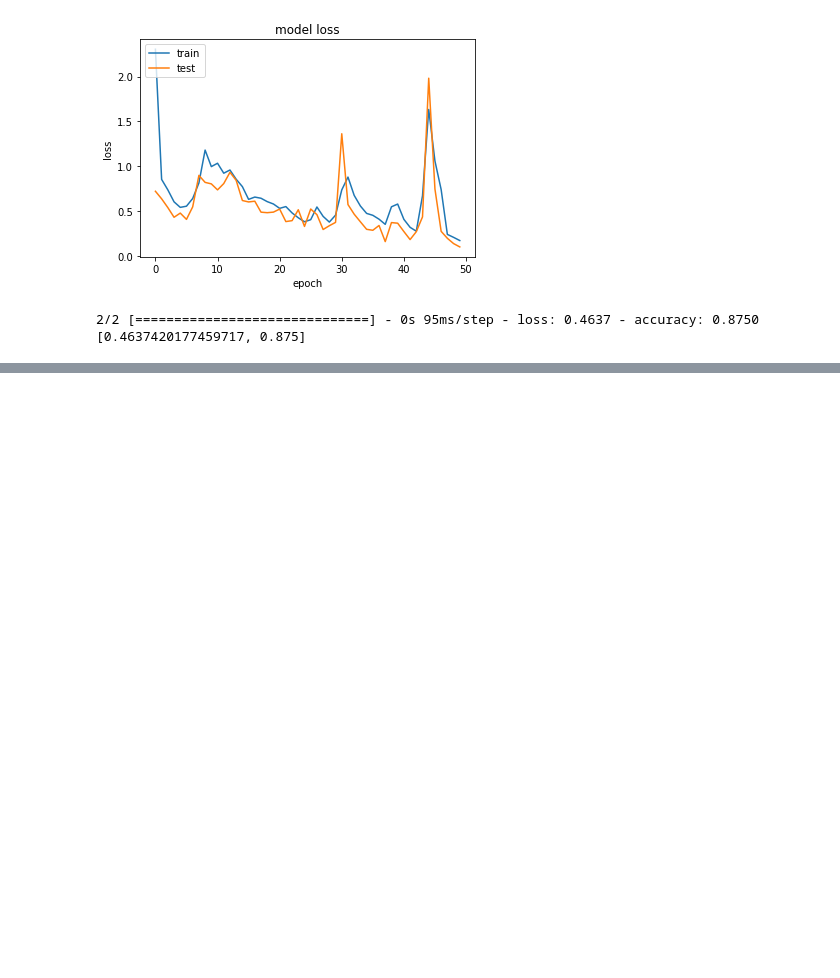
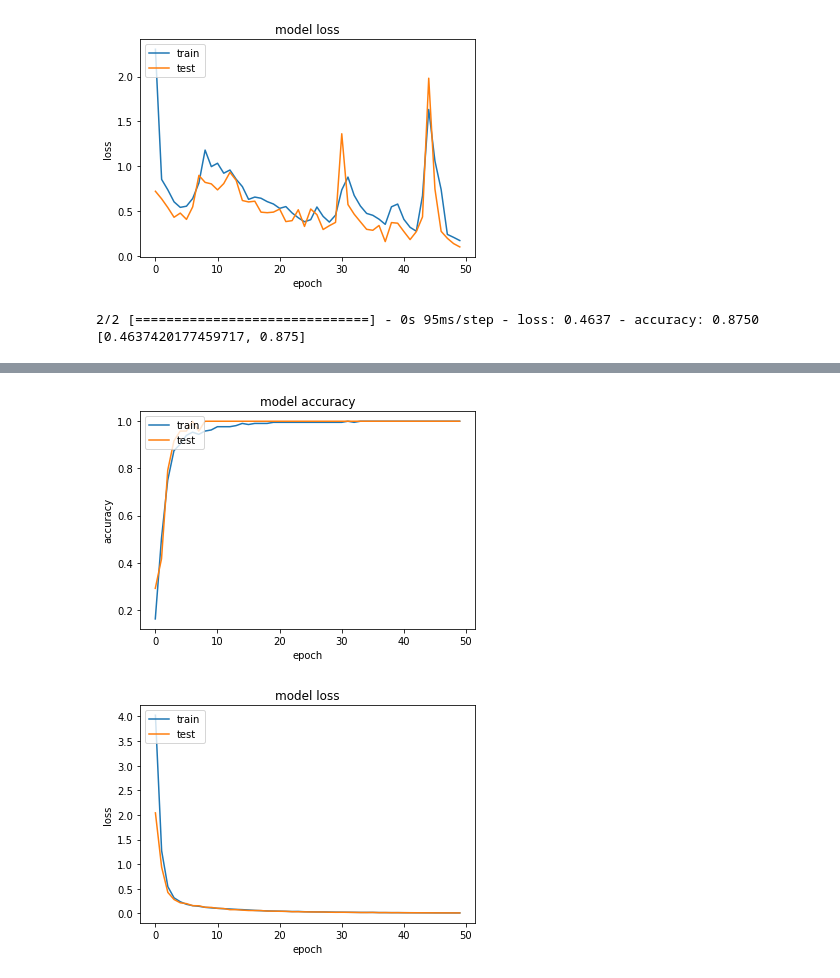
Before and after one commit to Simon-delalande/Using-persistent-homology-and-transformers-for-classification-, a Jupyter notebook: attention_TDA.ipynb, the cells around one changed output, grey strips where cells are left out. Cells and saved outputs as stored; diff of their text form; code cells hidden in the pictures; blank space fills up the shorter version.

```diff
--- a/attention_TDA.ipynb
+++ b/attention_TDA.ipynb
@@ -371,0 +495,19 @@ print(results)
+# %%
+x,y = vect_diagrams[idx], labels[idx]
+
+test_size= 60
+x_test, y_test= x[:test_size], y[:test_size]
+x_train, y_train= x[test_size:], y[test_size:]
+# %%
+model4= keras.Sequential(
+    [
+        Dense(32, activation='relu'),
+        #Dense(512, activation='relu'),
+        #Dense(128, activation='relu'),
+        Dense(3, activation= 'softmax')
+    ]
+)
+# %%
+model4.compile(optimizer= 'adam', loss=tf.keras.losses.CategoricalCrossentropy(), metrics= ['accuracy'])
+# %%
+history= model4.fit(x= x_train, y= y_train, batch_size= 16, validation_split= 0.1, epochs= 50)
@@ -371,0 +532,19 @@ print(results)
+# %%
+plt.plot(history.history['accuracy'])
+plt.plot(history.history['val_accuracy'])
+plt.title('model accuracy')
+plt.ylabel('accuracy')
+plt.xlabel('epoch')
+plt.legend(['train', 'test'], loc='upper left')
+plt.show()
+# summarize history for loss
+plt.plot(history.history['loss'])
+plt.plot(history.history['val_loss'])
+plt.title('model loss')
+plt.ylabel('loss')
+plt.xlabel('epoch')
+plt.legend(['train', 'test'], loc='upper left')
+plt.show()
+# %% [output]
+[figure, added]
+[figure, added]
```
Also changed, not shown: parts of 45 cells of this notebook.
